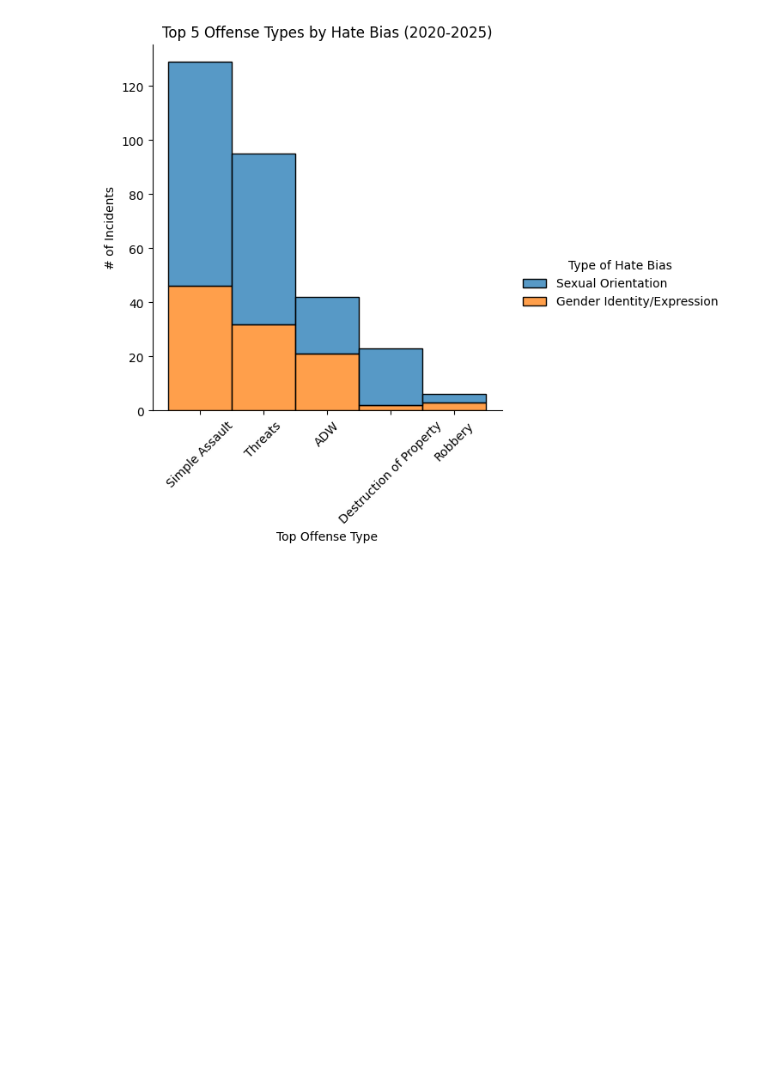
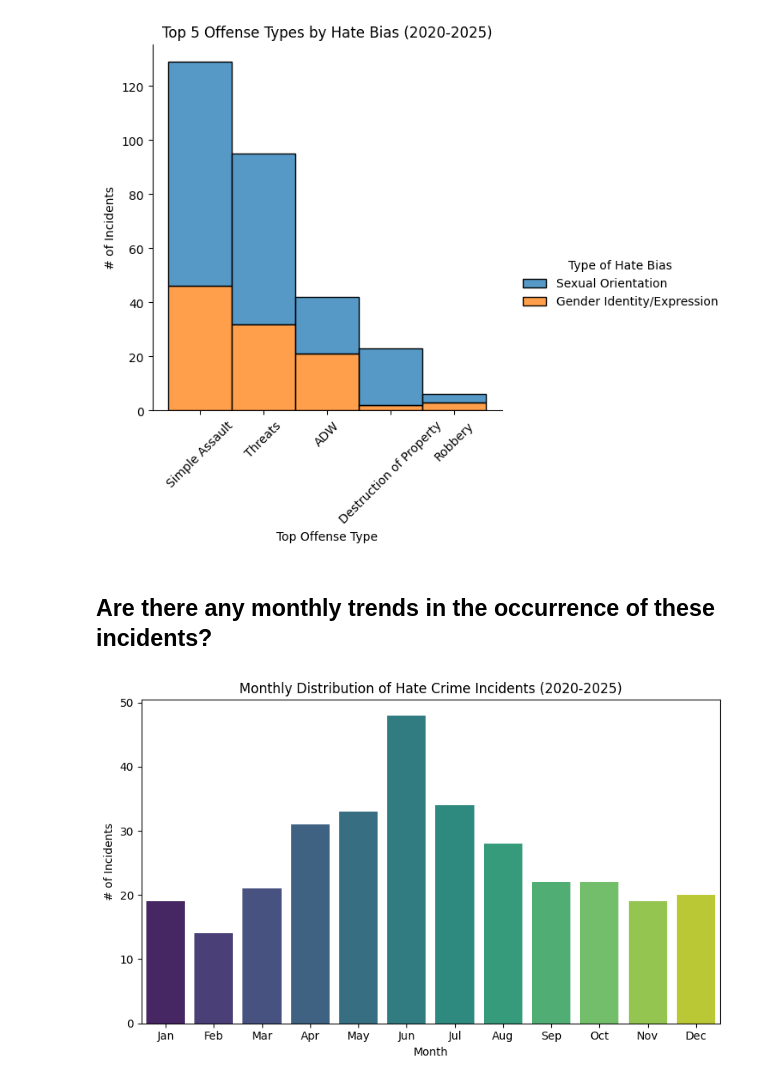
Before and after one commit to amarinmcg/datacampprojectpractices, a Jupyter notebook: hatecrimeanalysis/hatecrimeanalysis.ipynb, the cells around one changed output. Saved outputs shown, nothing was run; the diff lists cells and outputs as text; code cells hidden in the pictures; blank space fills up the shorter version.

```diff
--- a/hatecrimeanalysis/hatecrimeanalysis.ipynb
+++ b/hatecrimeanalysis/hatecrimeanalysis.ipynb
@@ -303,3 +338,22 @@ plt.xticks(rotation=45)
 plt.show()
 # %% [output]
 [figure]
+# %% [markdown]
+## Are there any monthly trends in the occurrence of these incidents?
+# %%
+# Group incidents by month
+monthly_counts = filteredIncidents.groupby('Month').size()
+
+plt.figure(figsize=(8, 5))
+sns.barplot(x=monthly_counts.index, y=monthly_counts.values, palette='viridis')
+plt.title('Monthly Distribution of Hate Crime Incidents (2020-2025)')
+plt.xlabel('Month')
+plt.ylabel('# of Incidents')
+plt.xticks(ticks=range(0,12), labels=[
+    'Jan', 'Feb', 'Mar', 'Apr', 'May', 'Jun',
+    'Jul', 'Aug', 'Sep', 'Oct', 'Nov', 'Dec'
+])
+plt.tight_layout()
+plt.show()
+# %% [output]
+[figure, added]
```
Also changed, not shown: parts of 19 cells of this notebook.
